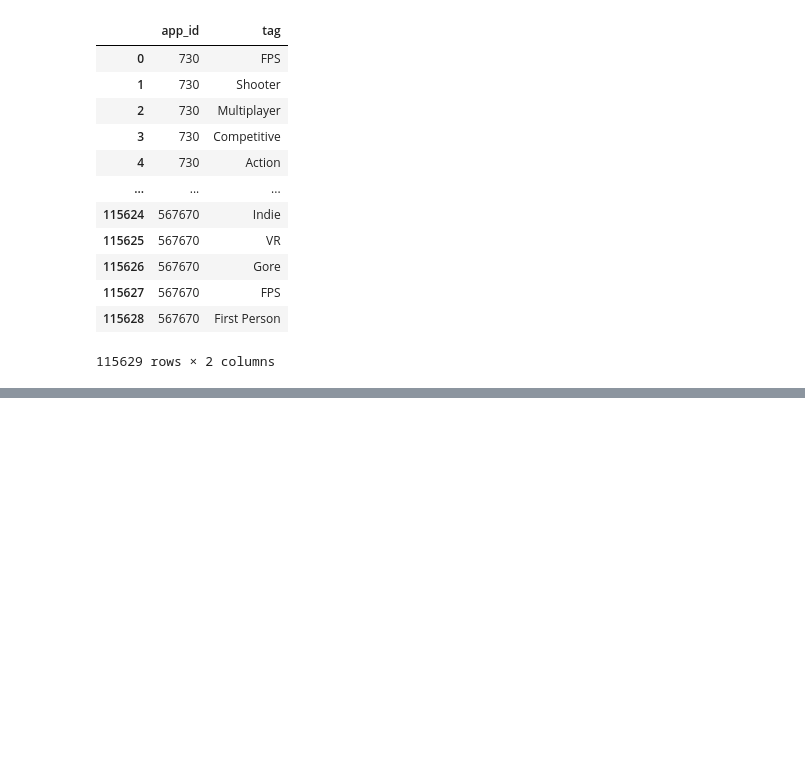
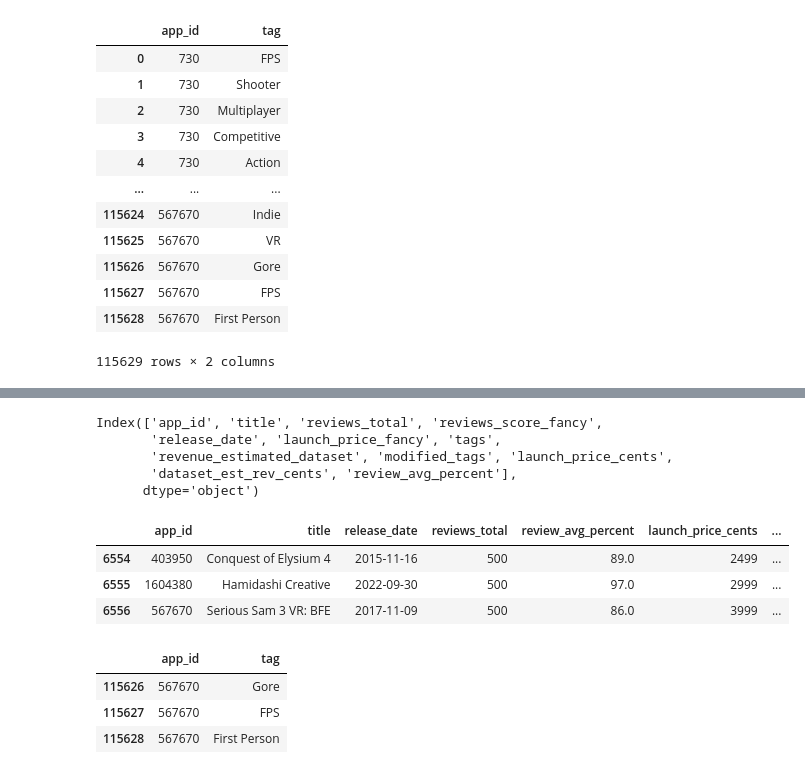
Before and after one commit to rponticelli0/Project_3_Group_7, a Jupyter notebook: clean_steam_data.ipynb, the cells around one changed output, grey strips where cells are left out. Saved outputs shown, nothing was run; the diff lists cells and outputs as text; code cells hidden in the pictures; blank space fills up the shorter version.

```diff
--- a/clean_steam_data.ipynb
+++ b/clean_steam_data.ipynb
@@ -245 +328,25 @@ one_to_many_df
+# %%
+clean_dates.columns
+# %% [output]
+Index(['app_id', 'title', 'reviews_total', 'reviews_score_fancy',
+       'release_date', 'launch_price_fancy', 'tags',
+       'revenue_estimated_dataset', 'modified_tags', 'launch_price_cents',
+       'dataset_est_rev_cents', 'review_avg_percent'],
+      dtype='object')
+# %%
+clean_steam_df = clean_dates[['app_id', 'title', 'release_date', 'reviews_total', 'review_avg_percent', 'launch_price_cents',
+       'dataset_est_rev_cents']]
+clean_steam_df.tail(3)
+# %% [output]
+|  | app_id | title | release_date | reviews_total | review_avg_percent | launch_price_cents | ... |
+| 6554 | 403950 | Conquest of Elysium 4 | 2015-11-16 | 500 | 89.0 | 2499 | ... |
+| 6555 | 1604380 | Hamidashi Creative | 2022-09-30 | 500 | 97.0 | 2999 | ... |
+| 6556 | 567670 | Serious Sam 3 VR: BFE | 2017-11-09 | 500 | 86.0 | 3999 | ... |
+# %%
+common_tags.tail(3)
+# %% [output]
+|  | app_id | tag |
+| 115626 | 567670 | Gore |
+| 115627 | 567670 | FPS |
+| 115628 | 567670 | First Person |
 # %%
```
Also changed, not shown: parts of 20 cells of this notebook.
